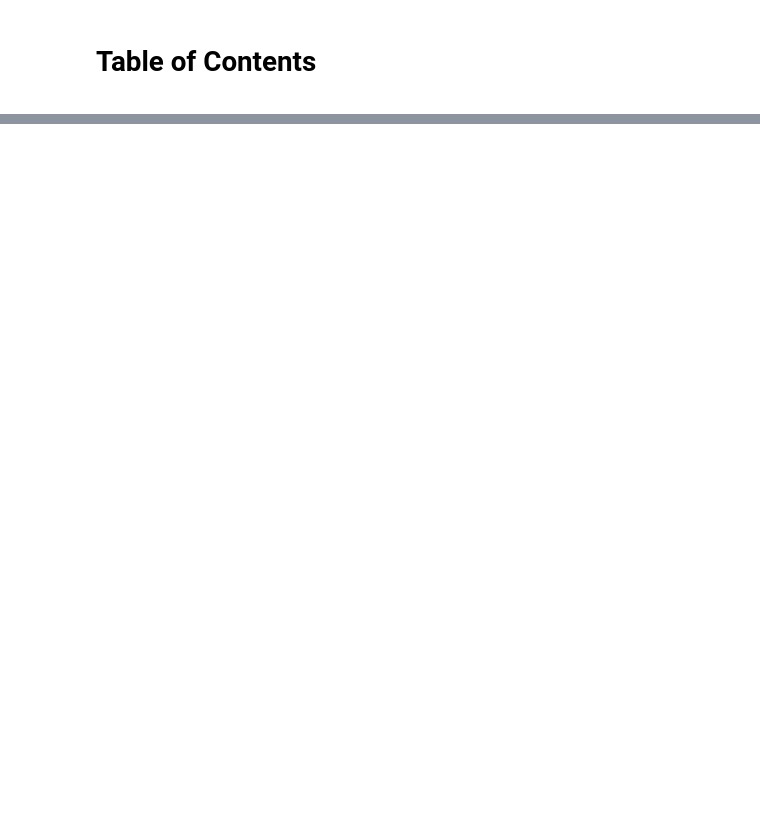
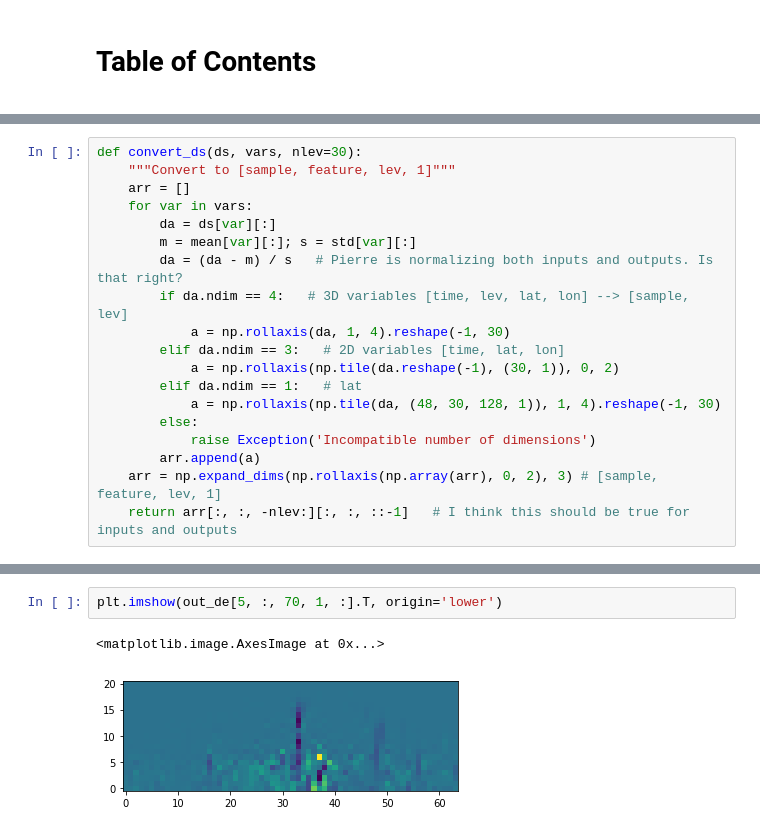
Before and after one commit to gentine/CBRAIN, a Jupyter notebook: load_keras_model.ipynb, the cells around one changed output, grey strips where cells are left out. Cells and saved outputs as stored; diff of their text form; blank space fills up the shorter version.

```diff
--- a/load_keras_model.ipynb
+++ b/load_keras_model.ipynb
@@ -39,0 +105,19 @@ preds = m.predict(x)
+# %%
+def convert_ds(ds, vars, nlev=30):
+    """Convert to [sample, feature, lev, 1]"""
+    arr = []
+    for var in vars:
+        da = ds[var][:]
+        m = mean[var][:]; s = std[var][:]
+        da = (da - m) / s   # Pierre is normalizing both inputs and outputs. Is that right?
+        if da.ndim == 4:   # 3D variables [time, lev, lat, lon] --> [sample, lev]
+            a = np.rollaxis(da, 1, 4).reshape(-1, 30)
+        elif da.ndim == 3:   # 2D variables [time, lat, lon]
+            a = np.rollaxis(np.tile(da.reshape(-1), (30, 1)), 0, 2)
+        elif da.ndim == 1:   # lat
+            a = np.rollaxis(np.tile(da, (48, 30, 128, 1)), 1, 4).reshape(-1, 30)
+        else:
+            raise Exception('Incompatible number of dimensions')
+        arr.append(a)
+    arr = np.expand_dims(np.rollaxis(np.array(arr), 0, 2), 3) # [sample, feature, lev, 1]
+    return arr[:, :, -nlev:][:, :, ::-1]   # I think this should be true for inputs and outputs
@@ -43,0 +163,5 @@ preds.shape
+# %%
+plt.imshow(out_de[5, :, 70, 1, :].T, origin='lower')
+# %% [output]
+<matplotlib.image.AxesImage at 0x...>
+[figure, added]
```
Also changed, not shown: parts of 36 cells of this notebook.
